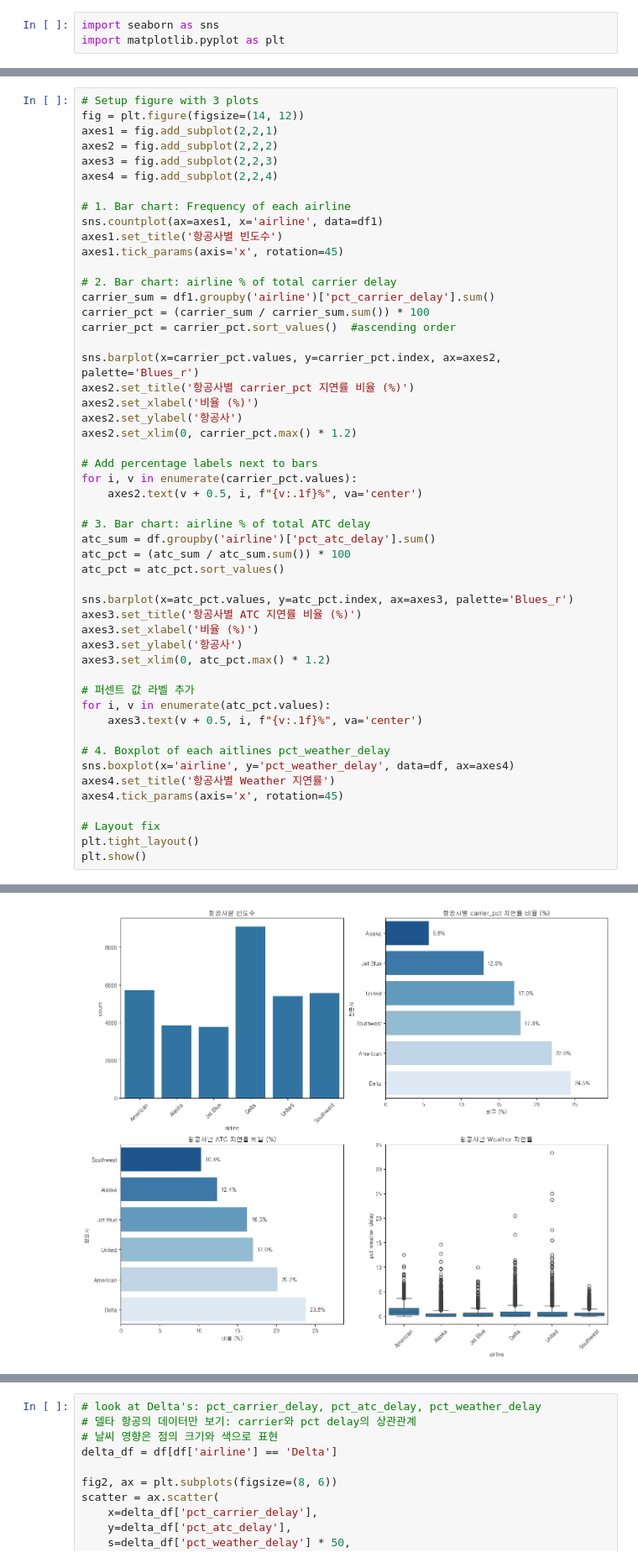
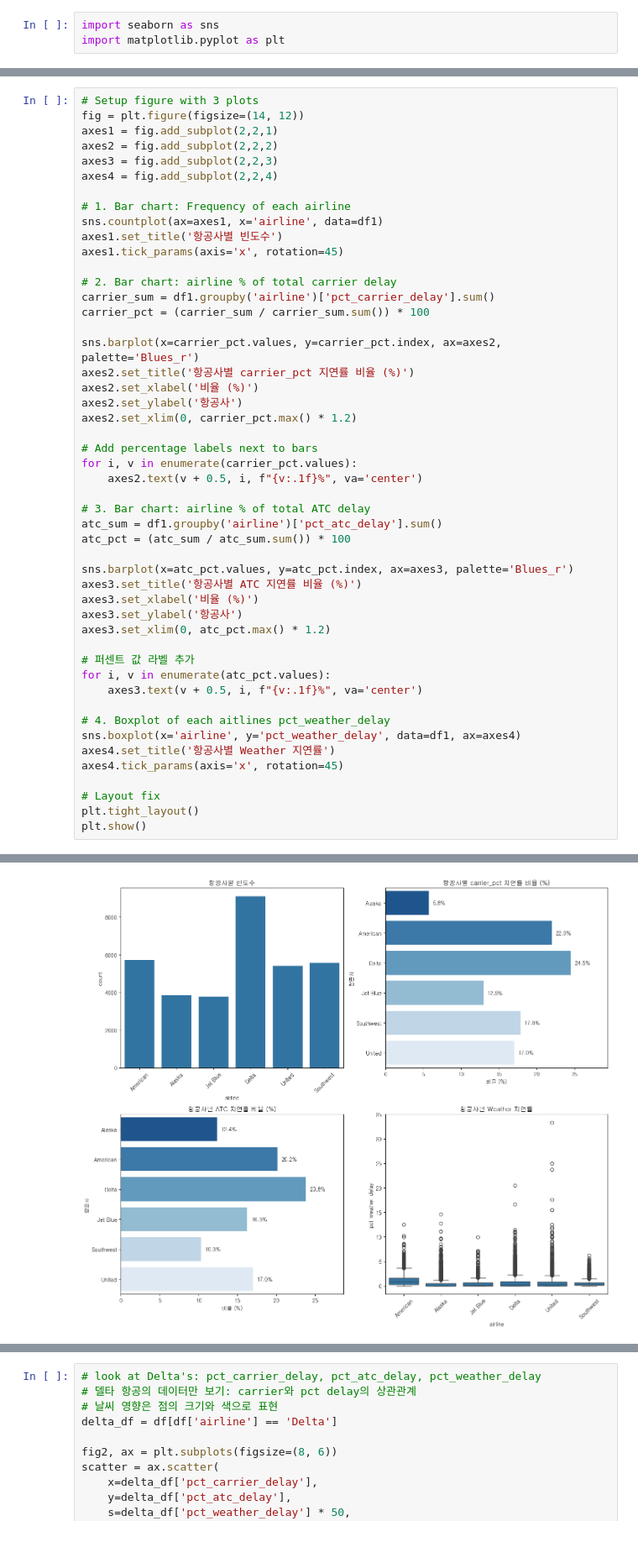
Before and after one commit to irisyshin/hipython_rep, a Jupyter notebook: 18_탐색적데이터분석.ipynb, the cells around one changed output, grey strips where cells are left out. Shown at 84% size. Cells and saved outputs as stored; diff of their text form.

```diff
--- a/18_탐색적데이터분석.ipynb
+++ b/18_탐색적데이터분석.ipynb
@@ -210,7 +250,6 @@ axes1.tick_params(axis='x', rotation=45)
 # 2. Bar chart: airline % of total carrier delay
 carrier_sum = df1.groupby('airline')['pct_carrier_delay'].sum()
 carrier_pct = (carrier_sum / carrier_sum.sum()) * 100
-carrier_pct = carrier_pct.sort_values()  #ascending order
 
 sns.barplot(x=carrier_pct.values, y=carrier_pct.index, ax=axes2, palette='Blues_r')
 axes2.set_title('항공사별 carrier_pct 지연률 비율 (%)')
@@ -223,34 +262,33 @@ for i, v in enumerate(carrier_pct.values):
     axes2.text(v + 0.5, i, f"{v:.1f}%", va='center')
 
 # 3. Bar chart: airline % of total ATC delay
-atc_sum = df.groupby('airline')['pct_atc_delay'].sum()
+atc_sum = df1.groupby('airline')['pct_atc_delay'].sum()
 atc_pct = (atc_sum / atc_sum.sum()) * 100
-atc_pct = atc_pct.sort_values()
 
 sns.barplot(x=atc_pct.values, y=atc_pct.index, ax=axes3, palette='Blues_r')
 axes3.set_title('항공사별 ATC 지연률 비율 (%)')
 axes3.set_xlabel('비율 (%)')
 axes3.set_ylabel('항공사')
 axes3.set_xlim(0, atc_pct.max() * 1.2)
 
 # 퍼센트 값 라벨 추가
 for i, v in enumerate(atc_pct.values):
     axes3.text(v + 0.5, i, f"{v:.1f}%", va='center')
 
 # 4. Boxplot of each aitlines pct_weather_delay
-sns.boxplot(x='airline', y='pct_weather_delay', data=df, ax=axes4)
+sns.boxplot(x='airline', y='pct_weather_delay', data=df1, ax=axes4)
 axes4.set_title('항공사별 Weather 지연률')
 axes4.tick_params(axis='x', rotation=45)
 
 # Layout fix
 plt.tight_layout()
 plt.show()
 # %% [output]
 Passing `palette` without assigning `hue` is deprecated and will be removed in v0.14.0. Assign the `y` variable to `hue` and set `legend=False` for the same effect.
 
   sns.barplot(x=carrier_pct.values, y=carrier_pct.index, ax=axes2, palette='Blues_r')
 
 Passing `palette` without assigning `hue` is deprecated and will be removed in v0.14.0. Assign the `y` variable to `hue` and set `legend=False` for the same effect.
 
   sns.barplot(x=atc_pct.values, y=atc_pct.index, ax=axes3, palette='Blues_r')
-[figure, old version]
+[figure, new version]
```
Also changed, not shown: parts of 5 cells of this notebook.
